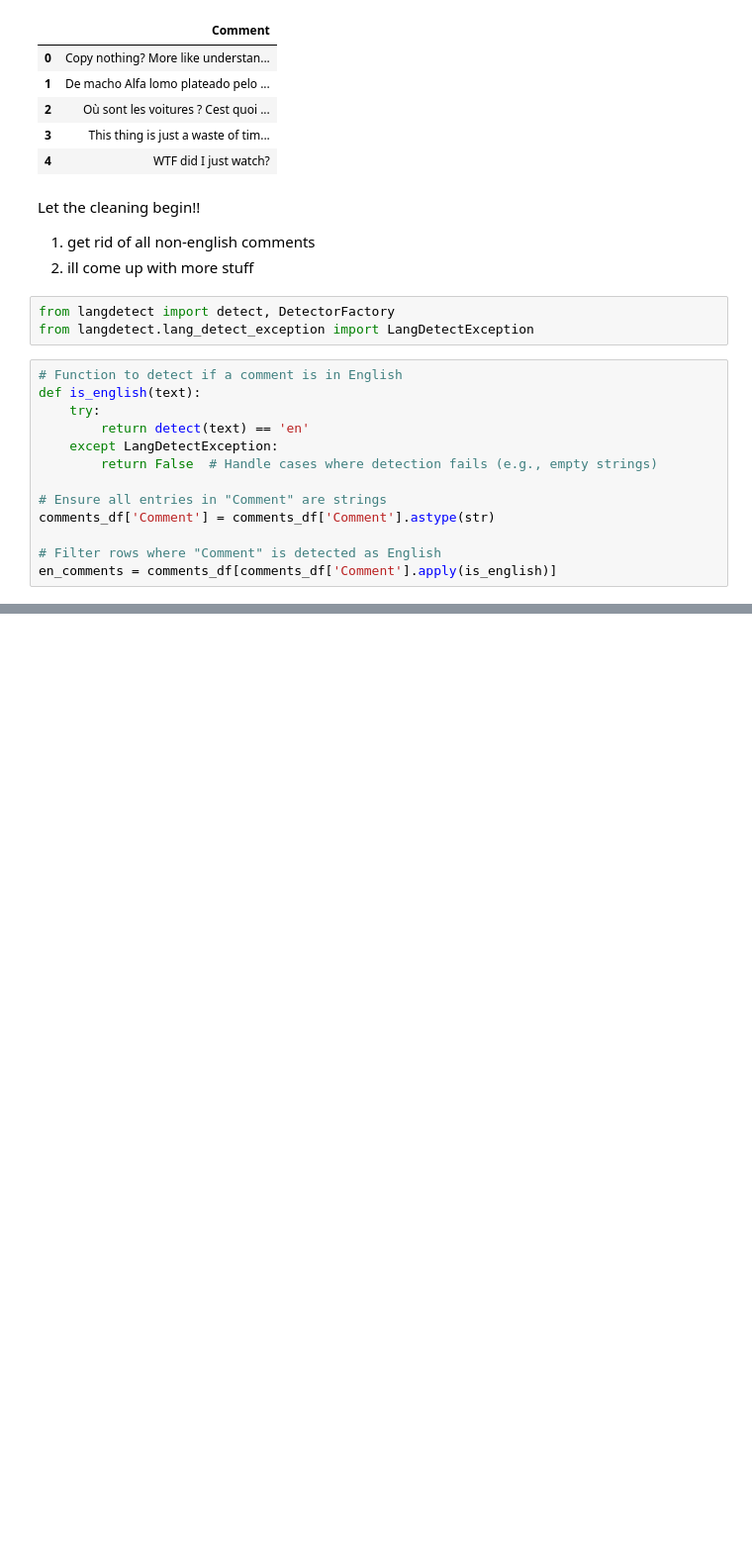
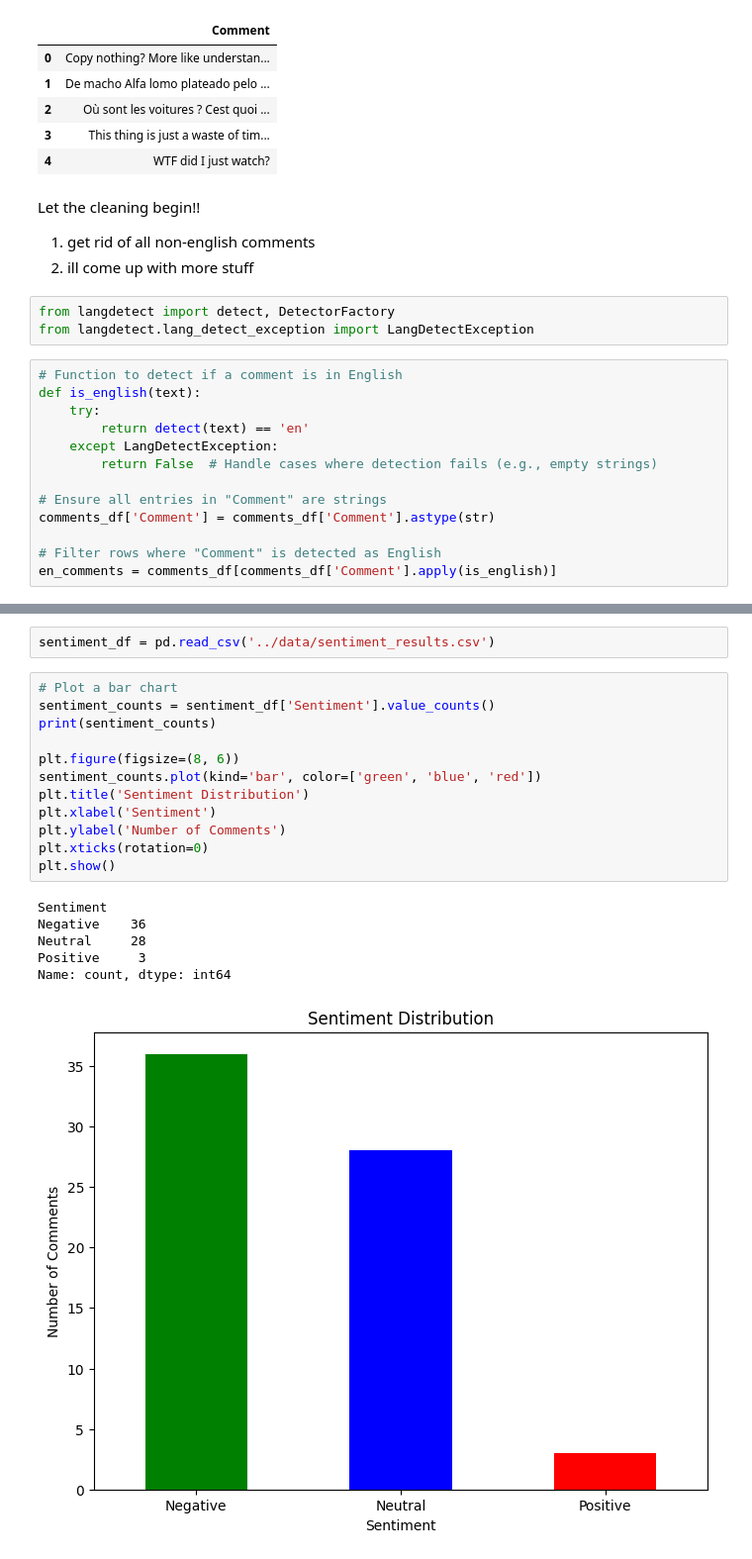
Before and after one commit to TheFlying12/JagSentimentAnalysis, a Jupyter notebook: analysis/sentiment.ipynb, the cells around one changed output, grey strips where cells are left out. Shown: that part at 99% size. Drawn from its saved outputs; the diff is of its cells as text; blank space fills up the shorter version.

```diff
--- a/analysis/sentiment.ipynb
+++ b/analysis/sentiment.ipynb
@@ -39,0 +75,21 @@ Need a model familiar with sarcasm, and one pretrained on social media language
+# %%
+sentiment_df = pd.read_csv('../data/sentiment_results.csv')
+# %%
+# Plot a bar chart
+sentiment_counts = sentiment_df['Sentiment'].value_counts()
+print(sentiment_counts)
+
+plt.figure(figsize=(8, 6))
+sentiment_counts.plot(kind='bar', color=['green', 'blue', 'red'])
+plt.title('Sentiment Distribution')
+plt.xlabel('Sentiment')
+plt.ylabel('Number of Comments')
+plt.xticks(rotation=0)
+plt.show()
+# %% [output]
+Sentiment
+Negative    36
+Neutral     28
+Positive     3
+Name: count, dtype: int64
+[figure, added]
```
Also changed, not shown: parts of 7 cells of this notebook.
